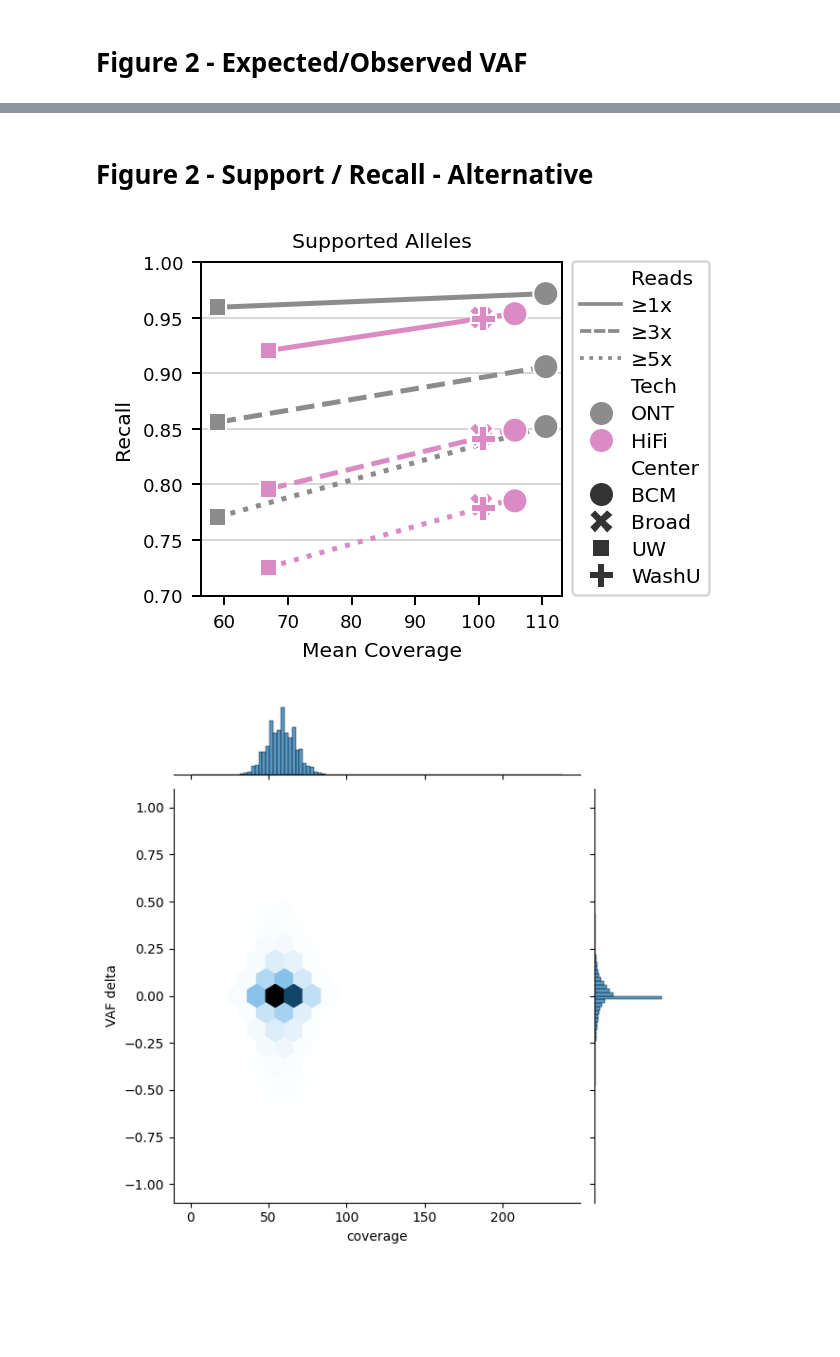
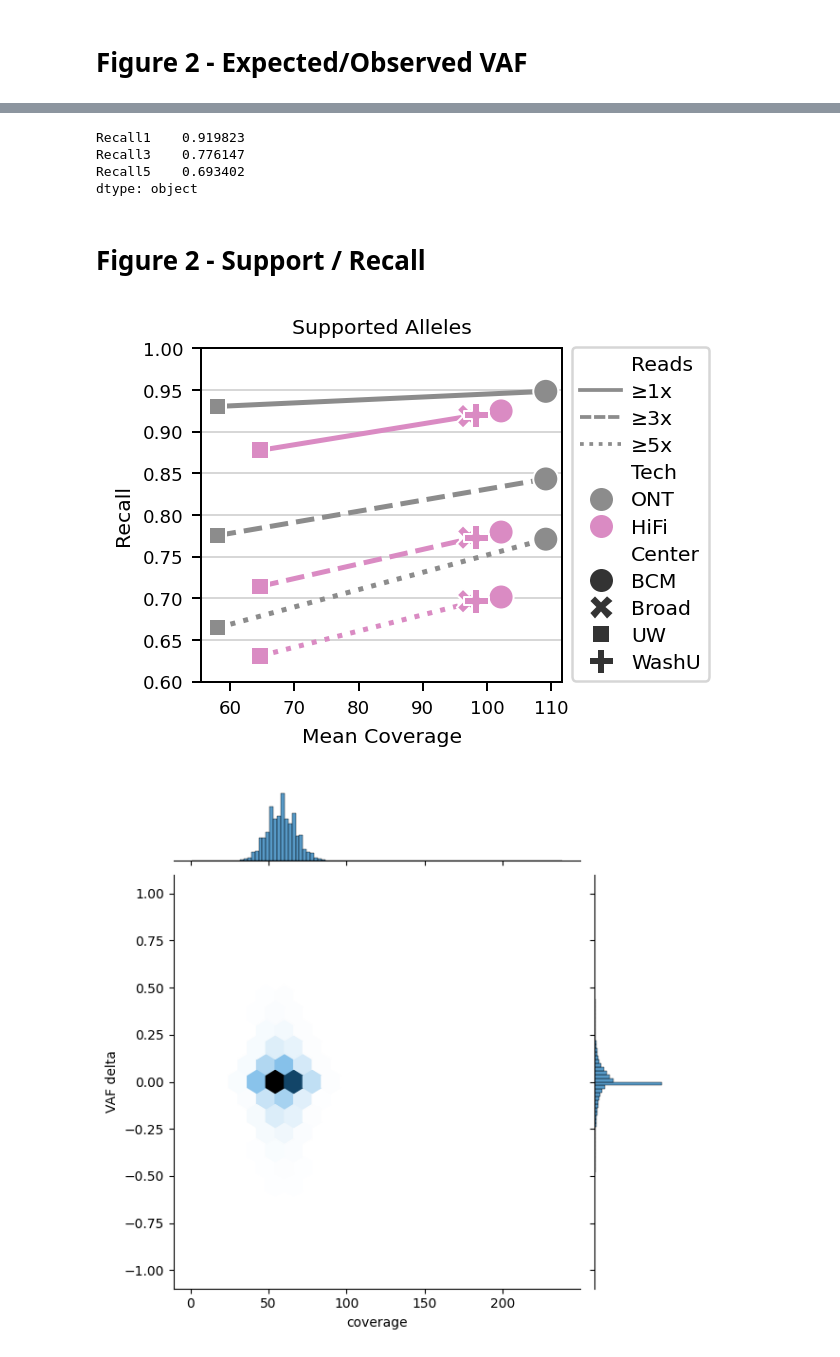
Before and after one commit to BCM-HGSC/SMaHT_MIMS, a Jupyter notebook: allele_delta/ObservedVAF.ipynb, the cells around one changed output, grey strips where cells are left out. Cells and saved outputs as stored; diff of their text form; code cells hidden in the pictures; blank space fills up the shorter version.

Commit message:
TR correction
only ≥5bp TR loci

```diff
--- a/allele_delta/ObservedVAF.ipynb
+++ b/allele_delta/ObservedVAF.ipynb
@@ -148,6 +155,18 @@ summary = []
 for i, fn in enumerate(files):
     print(fn)
     data = pd.read_parquet(fn)
+    # All alternate alleles ≥5bp
+    j = data.set_index(['chrom', 'start', 'end'])
+    # Condition 1: all non-zero expected_len are > 5
+    cond1 = j[j['expected_len'] != 0]['expected_len'].abs().gt(5).groupby(['chrom', 'start', 'end']).all()
+    # Condition 2: at least one non-zero expected_len
+    cond2 = j['expected_len'].ne(0).groupby(['chrom', 'start', 'end']).any()
+    # Combine both conditions
+    keep = cond1 & cond2
+    # Subset data
+    data = j.loc[keep[keep].index].reset_index()
+
+
     _, _, tech, center, _ = fn.split('/')[1].split('.')
     tech = {'hifi': 'HiFi', 'ontStd':"ONT"}[tech]
     unq = data[['chrom', 'start', 'end', 'coverage']].drop_duplicates()
@@ -211,2 +233,4 @@ full_summary[['Mean Coverage', '∆STD_1x', '∆MU_1x', 'tech', 'center']].group
 # %%
-full_summary = pd.concat(summary, axis=1).T
+#full_summary = pd.concat(summary, axis=1).T
+print(full_summary['∆MU_1x'].mean())
+full_summary[['Mean Coverage', '∆STD_1x', '∆MU_1x', 'tech', 'center']].groupby(['tech'])['∆STD_1x'].describe()
@@ -258,6 +288,17 @@ summary = []
 for i, fn in enumerate(files):
     print(fn)
     data = pd.read_parquet(fn)
+    # All alternate alleles ≥5bp
+    j = data.set_index(['chrom', 'start', 'end'])
+    # Condition 1: all non-zero expected_len are > 5
+    cond1 = j[j['expected_len'] != 0]['expected_len'].abs().gt(5).groupby(['chrom', 'start', 'end']).all()
+    # Condition 2: at least one non-zero expected_len
+    cond2 = j['expected_len'].ne(0).groupby(['chrom', 'start', 'end']).any()
+    # Combine both conditions
+    keep = cond1 & cond2
+    # Subset data
+    data = j.loc[keep[keep].index].reset_index()
+
     _, _, tech, center, _ = fn.split('/')[1].split('.')
     tech = {'hifi': 'HiFi', 'ontStd':"ONT"}[tech]
     data['VAF Bin'] =  pd.cut(data['expected_vaf'],
@@ -432,5 +335,17 @@ plt.show()
+# %%
+cols = []
+for i in [1, 3, 5]:
+    name = f"Recall{i}"
+    full_summary[name] = full_summary[f"num_loci_{i}x"].astype(float) / full_summary['Num Alleles']
+    cols.append(name)
+full_summary[cols].mean()
+# %% [output]
+Recall1    0.919823
+Recall3    0.776147
+Recall5    0.693402
+dtype: object
 # %% [markdown]
-# Figure 2 - Support / Recall - Alternative
+# Figure 2 - Support / Recall
 # %%
 x = [1, 3, 5]
 fig, ax = plt.subplots(nrows=1,
@@ -484,7 +399,7 @@ for idx, i in enumerate(x):
     ax_sub.set(
         title=f"Supported Alleles",
         ylabel="Recall",
-        ylim=(0.70, 1.0),
+        ylim=(0.60, 1.0),
     )
 
 
@@ -542,34 +457,34 @@ combined_handles = [
                     combined_handles[5],
                     combined_handles[7],
                     combined_handles[9]]
 
 # Now place the legend inside ax[0][0]
 #ax[0][0].legend(bbox_to_anchor=(1, 1), loc='upper left')
 
 
 legend = ax[0][0].legend(
     handles=combined_handles,
     labels=combined_labels,
     ncol=1,
     loc='upper left',
     bbox_to_anchor=(1, 1.0345),  # fine-tune as needed
     #bbox_transform=ax[0][0].transAxes,
     frameon=True,
     handletextpad=0.5,
     columnspacing=1,
     labelspacing=0.4,
     fontsize=scaled_fontsize(8, 6.5),
 )
 
 combined_labels = ['Reads', '≥3x', '≥5x']
 combined_handles = [Line2D([], [], linestyle='None'),
                      Line2D([], [], linestyle='dashed', color=palette[-1]),
                      Line2D([], [], linestyle='dotted', color=palette[-1])]
 
 plt.tight_layout()
 plt.show()
 # %% [output]
-[figure, old version]
+[figure, new version]
 # %%
 p = sb.jointplot(data=data, x="coverage", kind='hex', y="VAF delta",
                 joint_kws=dict(gridsize=20),
```
Also changed, not shown: parts of 8 cells of this notebook, 3 other files.
